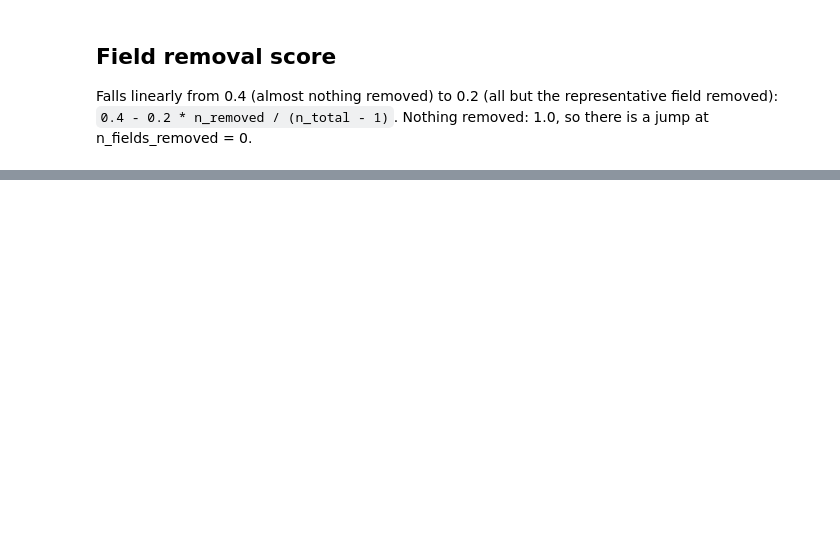
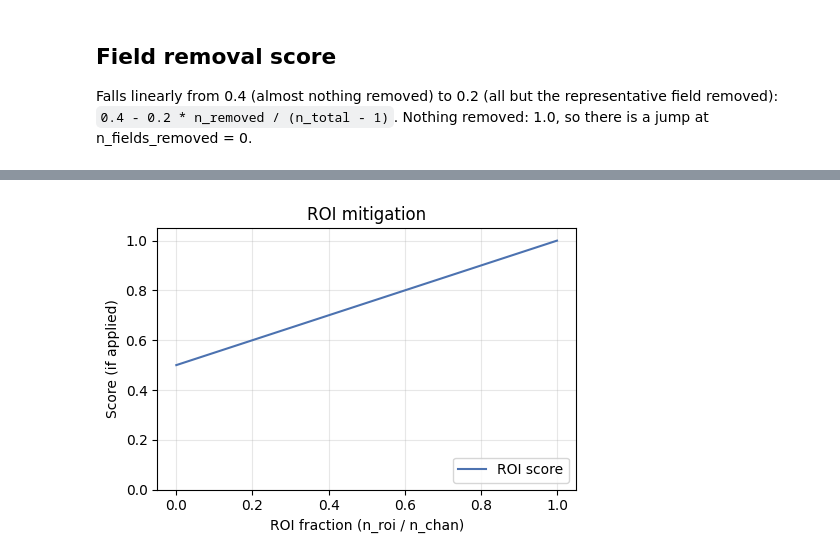
Before and after one commit to lukas-neumann-astro/alma_pipeline_smart_mitigation, a Jupyter notebook: diagnostic_plots_mitigation_scores.ipynb, the cells around one changed output, grey strips where cells are left out. Cells and saved outputs as stored; diff of their text form; code cells hidden in the pictures; blank space fills up the shorter version.

```diff
--- a/diagnostic_plots_mitigation_scores.ipynb
+++ b/diagnostic_plots_mitigation_scores.ipynb
@@ -210,0 +194,17 @@ plt.show()
+# %%
+roi_fractions = np.linspace(0.0, 1.0, 300)
+score_values = [score_roi(mitigation_roi(f, 1.0)) for f in roi_fractions]
+
+fig, ax = plt.subplots(figsize=(5, 5/1.4))
+ax.plot(roi_fractions, score_values, label="ROI score", color="#4C72B0")
+ax.set_xlabel("ROI fraction (n_roi / n_chan)")
+ax.set_ylabel("Score (if applied)")
+ax.set_title("ROI mitigation")
+ax.set_ylim(0, 1.05)
+ax.legend(loc="lower right")
+ax.grid(alpha=0.3)
+fig.tight_layout()
+fig.savefig(PLOT_DIR / "roi_mitigation_scores.png", dpi=150)
+plt.show()
+# %% [output]
+[figure, added]
```
Also changed, not shown: parts of 9 cells of this notebook, 2 other files.
